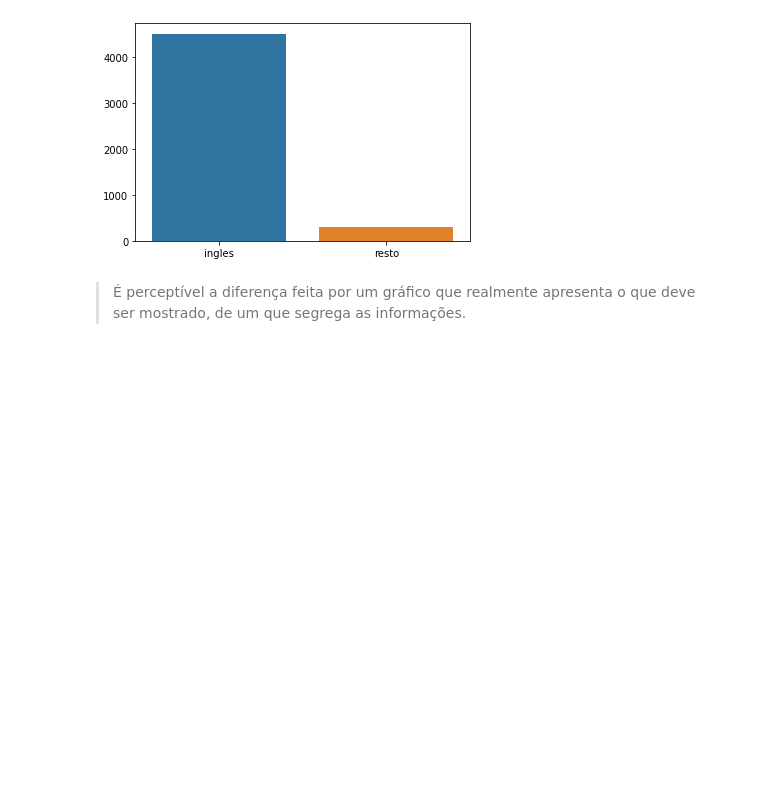
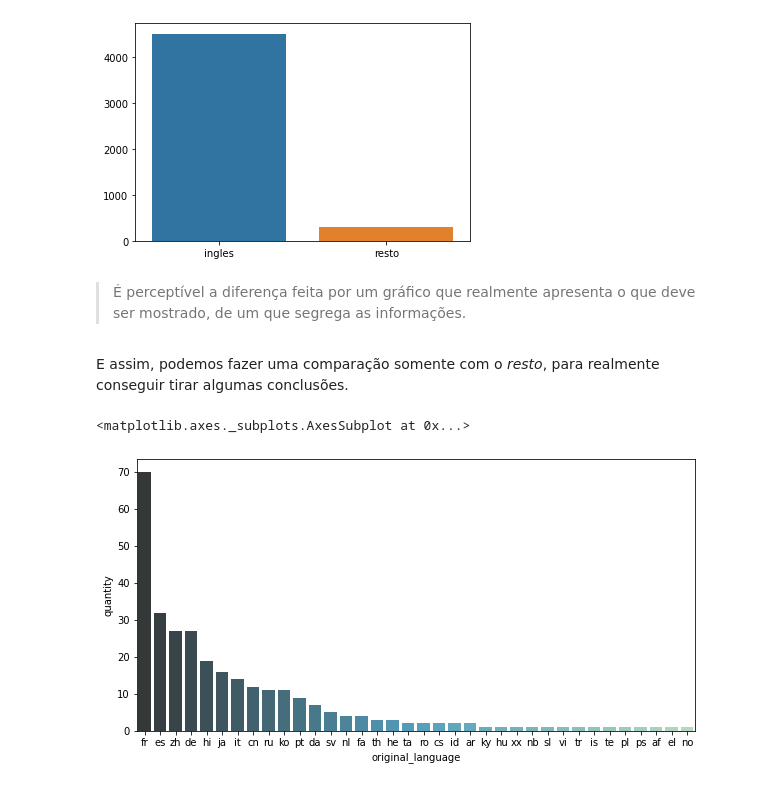
Before and after one commit to vicnetto/ds-python, a Jupyter notebook: introduction/ds_introduction.ipynb, the cells around one changed output. Saved outputs shown, nothing was run; the diff lists cells and outputs as text; code cells hidden in the pictures; blank space fills up the shorter version.

```diff
--- a/introduction/ds_introduction.ipynb
+++ b/introduction/ds_introduction.ipynb
@@ -265,3 +283,12 @@ sns.barplot(x = "idioma", y = "quantidade", data = linguagens_filmes)  # Mostran
 [figure]
 # %% [markdown]
 > É perceptível a diferença feita por um gráfico que realmente apresenta o que deve ser mostrado, de um que segrega as informações.
+# %% [markdown]
+E assim, podemos fazer uma comparação somente com o *resto*, para realmente conseguir tirar algumas conclusões.
+# %%
+tmdb_total = tmdb_total.query("original_language != 'en'")
+plt.figure(figsize=(10,5))
+sns.barplot(x = "original_language", y = "quantity", data = tmdb_total, palette="GnBu_d")
+# %% [output]
+<matplotlib.axes._subplots.AxesSubplot at 0x...>
+[figure, added]
```
Also changed, not shown: parts of 8 cells of this notebook.
